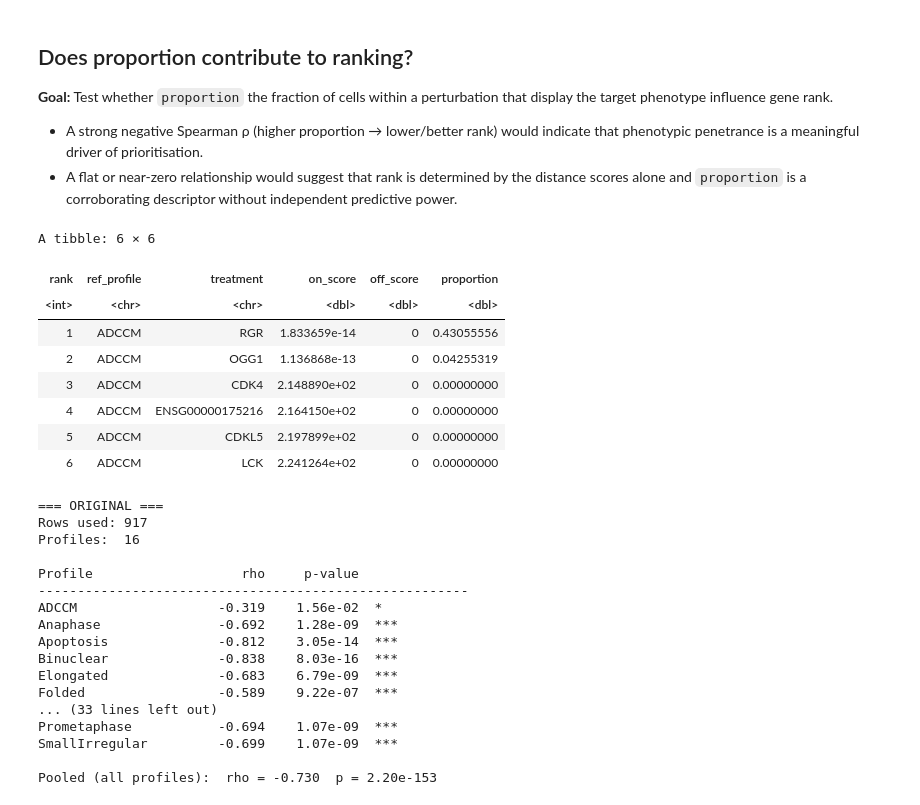
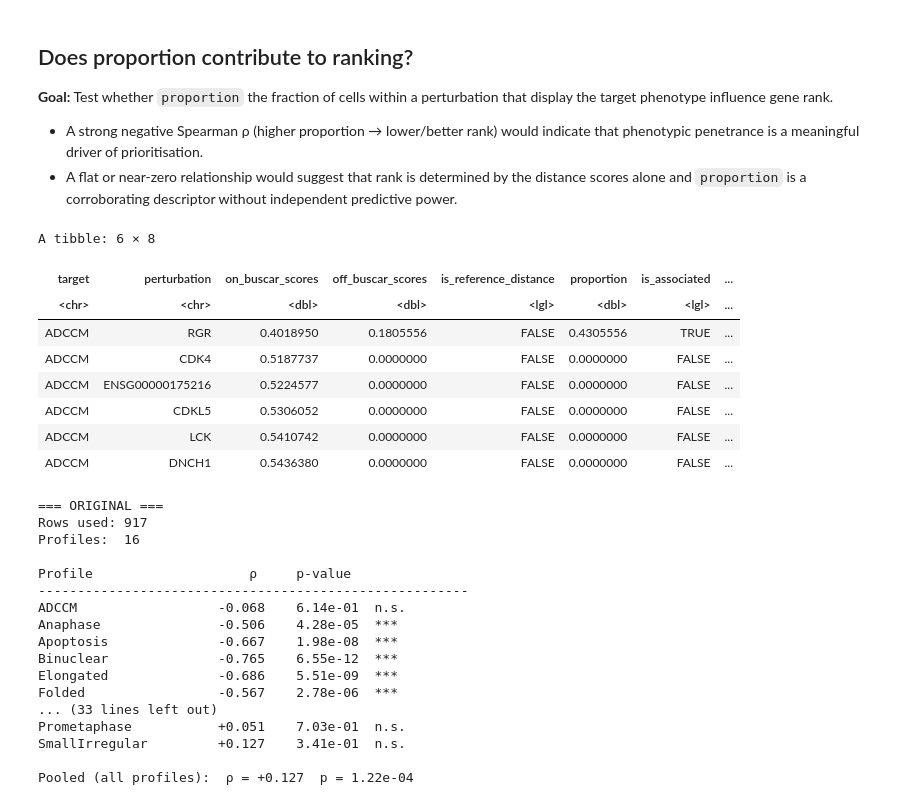
Before and after one commit to WayScience/buscar, a Jupyter notebook: notebooks/3.mitocheck-analysis/plots/3.linear-modeling-ranking-and-proportion.ipynb, the cells around one changed output. Saved outputs shown, nothing was run; the diff lists cells and outputs as text; code cells hidden in the pictures.

```diff
--- a/notebooks/3.mitocheck-analysis/plots/3.linear-modeling-ranking-and-proportion.ipynb
+++ b/notebooks/3.mitocheck-analysis/plots/3.linear-modeling-ranking-and-proportion.ipynb
@@ -35,34 +35,40 @@ sig_stars <- function(p) {
 }
 # %%
 # setting result dir
-results_dir <- normalizePath('../results/moa_analysis', mustWork = TRUE)
+results_dir <- normalizePath('../results/logo_analysis', mustWork = TRUE)
 
 # setting output
 output_dir <- normalizePath(file.path(getwd(), 'all-plots', 'rank-and-proportion'), mustWork = FALSE)
 dir.create(output_dir, recursive = TRUE, showWarnings = FALSE)
 # %%
 # loadding in moa results
-moa_results_df <- read_parquet(file.path(results_dir, 'original_mitocheck_moa_analysis_results.parquet')) %>% as_tibble()
-shuffled_moa_results_df <- read_parquet(file.path(results_dir, 'shuffled_mitocheck_moa_analysis_results.parquet')) %>% as_tibble()
+moa_results_df <- read_parquet(file.path(results_dir, 'original_mitocheck_logo_analysis_results.parquet')) %>% as_tibble()
+shuffled_moa_results_df <- read_parquet(file.path(results_dir, 'shuffled_mitocheck_logo_analysis_results.parquet')) %>% as_tibble()
 
-# rerank treatment to remove duplicate ranks (nulls ranked last)
-moa_results_df <- moa_results_df %>%
-  arrange(ref_profile, is.na(on_score), on_score, is.na(off_score), off_score, treatment) %>%
-  group_by(ref_profile) %>%
-  mutate(rank = row_number()) %>%
-  ungroup()
+# rerank perturbation  based on on-Buscar scores(nulls ranked last)
+rerank <- function(input_df) {
+  input_df %>%
+    arrange(target, is.na(on_buscar_scores), on_buscar_scores, perturbation) %>%
+    group_by(target) %>%
+    mutate(rank = row_number()) %>%
+    ungroup()
+}
+
+# re rranking based on only on-Buscar scores
+moa_results_df <- rerank(moa_results_df)
+shuffled_moa_results_df <- rerank(shuffled_moa_results_df)
 
 head(moa_results_df)
 # %% [output]
-A tibble: 6 × 6
+A tibble: 6 × 8
-| rank | ref_profile | treatment | on_score | off_score | proportion |
-| <int> | <chr> | <chr> | <dbl> | <dbl> | <dbl> |
-| 1 | ADCCM | RGR | 1.833659e-14 | 0 | 0.43055556 |
-| 2 | ADCCM | OGG1 | 1.136868e-13 | 0 | 0.04255319 |
-| 3 | ADCCM | CDK4 | 2.148890e+02 | 0 | 0.00000000 |
-| 4 | ADCCM | ENSG00000175216 | 2.164150e+02 | 0 | 0.00000000 |
-| 5 | ADCCM | CDKL5 | 2.197899e+02 | 0 | 0.00000000 |
-| 6 | ADCCM | LCK | 2.241264e+02 | 0 | 0.00000000 |
+| target | perturbation | on_buscar_scores | off_buscar_scores | is_reference_distance | proportion | is_associated | ... |
+| <chr> | <chr> | <dbl> | <dbl> | <lgl> | <dbl> | <lgl> | ... |
+| ADCCM | RGR | 0.4018950 | 0.1805556 | FALSE | 0.4305556 | TRUE | ... |
+| ADCCM | CDK4 | 0.5187737 | 0.0000000 | FALSE | 0.0000000 | FALSE | ... |
+| ADCCM | ENSG00000175216 | 0.5224577 | 0.0000000 | FALSE | 0.0000000 | FALSE | ... |
+| ADCCM | CDKL5 | 0.5306052 | 0.0000000 | FALSE | 0.0000000 | FALSE | ... |
+| ADCCM | LCK | 0.5410742 | 0.0000000 | FALSE | 0.0000000 | FALSE | ... |
+| ADCCM | DNCH1 | 0.5436380 | 0.0000000 | FALSE | 0.0000000 | FALSE | ... |
 # %%
 prepare_df <- function(input_df) {
   input_df %>%
@@ -77,27 +83,27 @@ profiles <- sort(unique(df$ref_profile))
 n_profiles <- length(profiles)
 # %%
 run_prop_rank_summary <- function(input_df, label = 'original') {
-  prop_df <- input_df %>% select(ref_profile, rank, proportion) %>% drop_na()
+  prop_df <- input_df %>% select(target, rank, proportion) %>% drop_na()
 
   cat(sprintf('\n=== %s ===\n', toupper(label)))
   cat(sprintf('Rows used: %d\n', nrow(prop_df)))
-  cat(sprintf('Profiles:  %d\n\n', dplyr::n_distinct(prop_df$ref_profile)))
+  cat(sprintf('Profiles:  %d\n\n', dplyr::n_distinct(prop_df$target)))
 
-  cat(sprintf('%-20s  %7s  %10s\n', 'Profile', 'rho', 'p-value'))
+  cat(sprintf('%-20s  %7s  %10s\n', 'Profile', '\u03c1', 'p-value'))
   cat(strrep('-', 55), '\n', sep = '')
-  for (profile in sort(unique(prop_df$ref_profile))) {
-    grp <- prop_df %>% filter(ref_profile == profile)
+  for (profile in sort(unique(prop_df$target))) {
+    grp <- prop_df %>% filter(target == profile)
     tst <- suppressWarnings(cor.test(grp$proportion, grp$rank, method = 'spearman', exact = FALSE))
-    rho <- unname(tst$estimate)
+    rho_val <- unname(tst$estimate)
     pval <- tst$p.value
     stars <- sig_stars(pval)
-    cat(sprintf('%-20s  %+7.3f  %10.2e  %s\n', profile, rho, pval, stars))
+    cat(sprintf('%-20s  %+7.3f  %10.2e  %s\n', profile, rho_val, pval, stars))
   }
 
   tst_all <- suppressWarnings(cor.test(prop_df$proportion, prop_df$rank, method = 'spearman', exact = FALSE))
   rho_all <- unname(tst_all$estimate)
   pval_all <- tst_all$p.value
-  cat(sprintf('\nPooled (all profiles):  rho = %+0.3f  p = %.2e\n', rho_all, pval_all))
+  cat(sprintf('\nPooled (all profiles):  \u03c1 = %+0.3f  p = %.2e\n', rho_all, pval_all))
 
   prop_df
 }
@@ -109,19 +115,19 @@ shuf_prop_df <- run_prop_rank_summary(shuf_df, 'shuffled')
 Rows used: 917
 Profiles:  16
 
-Profile                   rho     p-value
+Profile                    ρ     p-value
 -------------------------------------------------------
-ADCCM                  -0.319    1.56e-02  *
-Anaphase               -0.692    1.28e-09  ***
-Apoptosis              -0.812    3.05e-14  ***
-Binuclear              -0.838    8.03e-16  ***
-Elongated              -0.683    6.79e-09  ***
-Folded                 -0.589    9.22e-07  ***
+ADCCM                  -0.068    6.14e-01  n.s.
+Anaphase               -0.506    4.28e-05  ***
+Apoptosis              -0.667    1.98e-08  ***
+Binuclear              -0.765    6.55e-12  ***
+Elongated              -0.686    5.51e-09  ***
+Folded                 -0.567    2.78e-06  ***
 ... (33 lines left out)
-Prometaphase           -0.694    1.07e-09  ***
-SmallIrregular         -0.699    1.07e-09  ***
+Prometaphase           +0.051    7.03e-01  n.s.
+SmallIrregular         +0.127    3.41e-01  n.s.
 
-Pooled (all profiles):  rho = -0.730  p = 2.20e-153
+Pooled (all profiles):  ρ = +0.127  p = 1.22e-04
 # %%
 fit_and_report <- function(prop_df, label = 'original') {
   cat(sprintf('\n=== OLS: %s (rank ~ proportion) ===\n', toupper(label)))
```
Also changed, not shown: parts of 4 cells of this notebook, 26 other files.
